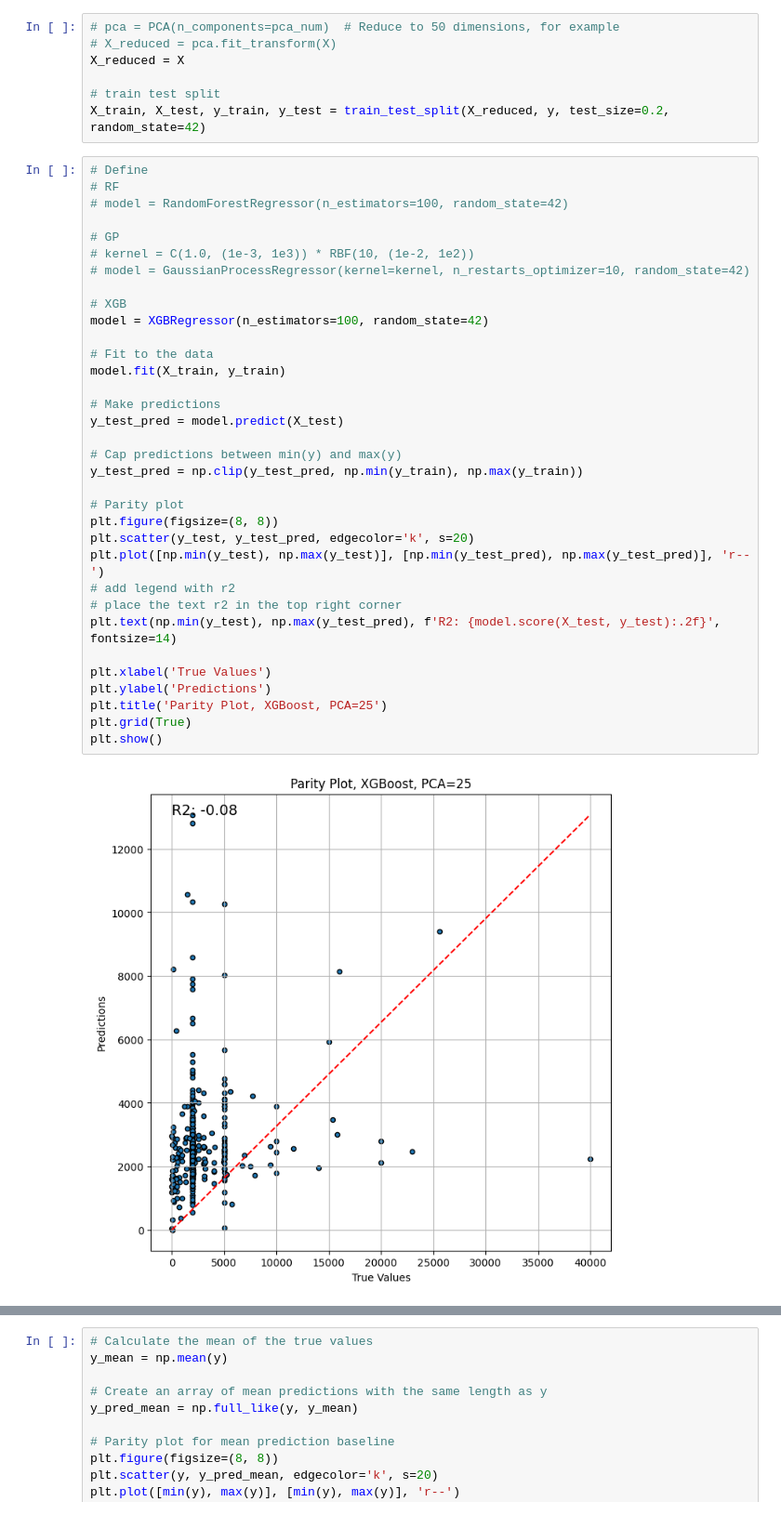
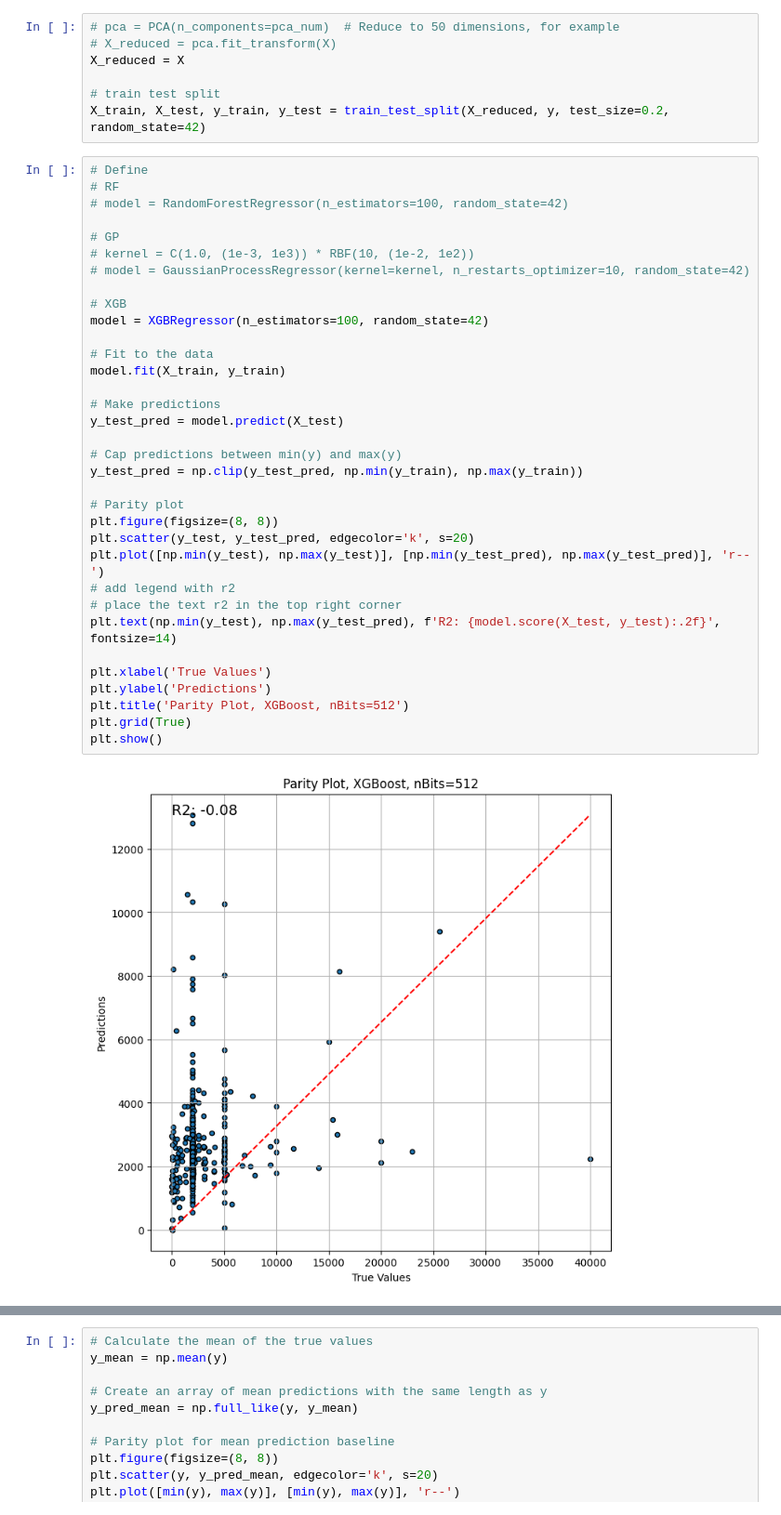
Before and after one commit to HMMarcon/GreenChemConf2024, a Jupyter notebook: gp.ipynb, the cells around one changed output, grey strips where cells are left out. Shown at 93% size. Saved outputs shown, nothing was run; the diff lists cells and outputs as text.

```diff
--- a/gp.ipynb
+++ b/gp.ipynb
@@ -89,32 +89,32 @@ X_train, X_test, y_train, y_test = train_test_split(X_reduced, y, test_size=0.2,
 
 # GP
 # kernel = C(1.0, (1e-3, 1e3)) * RBF(10, (1e-2, 1e2))
 # model = GaussianProcessRegressor(kernel=kernel, n_restarts_optimizer=10, random_state=42)
 
 # XGB
 model = XGBRegressor(n_estimators=100, random_state=42)
 
 # Fit to the data
 model.fit(X_train, y_train)
 
 # Make predictions
 y_test_pred = model.predict(X_test)
 
 # Cap predictions between min(y) and max(y)
 y_test_pred = np.clip(y_test_pred, np.min(y_train), np.max(y_train))
 
 # Parity plot
 plt.figure(figsize=(8, 8))
 plt.scatter(y_test, y_test_pred, edgecolor='k', s=20)
 plt.plot([np.min(y_test), np.max(y_test)], [np.min(y_test_pred), np.max(y_test_pred)], 'r--')
 # add legend with r2
 # place the text r2 in the top right corner
 plt.text(np.min(y_test), np.max(y_test_pred), f'R2: {model.score(X_test, y_test):.2f}', fontsize=14)
 
 plt.xlabel('True Values')
 plt.ylabel('Predictions')
-plt.title('Parity Plot, XGBoost, PCA=25')
+plt.title('Parity Plot, XGBoost, nBits=512')
 plt.grid(True)
 plt.show()
 # %% [output]
-[figure, old version]
+[figure, new version]
```
Also changed, not shown: parts of 2 cells of this notebook, 5 other files.
